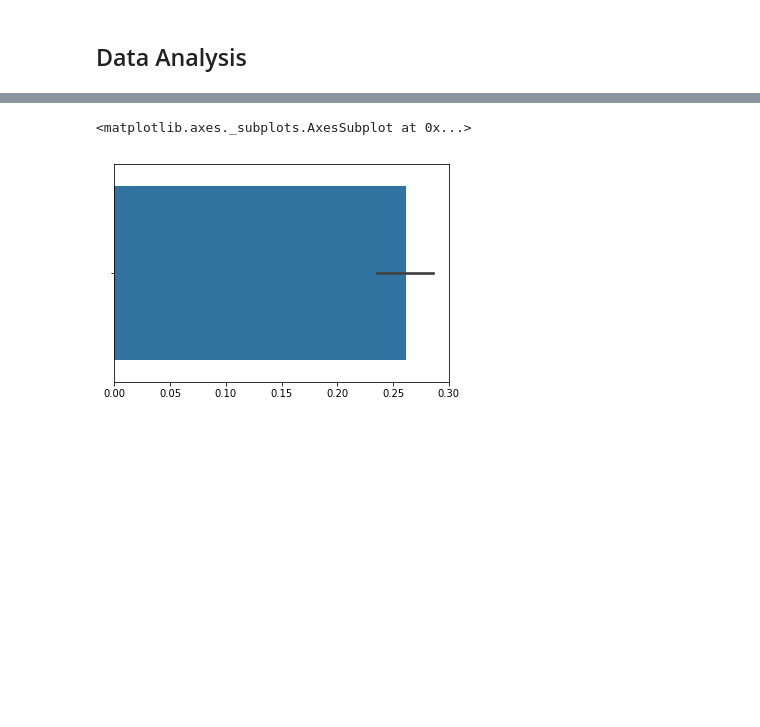
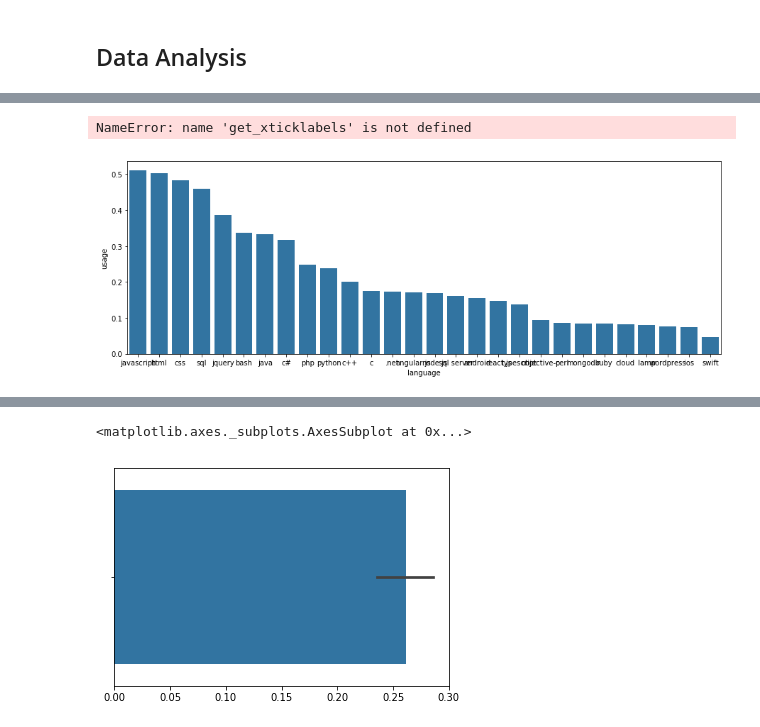
Before and after one commit to ksprashu/analyze_skillset_trends_stackoverflow, a Jupyter notebook: analyze_tech_trends.ipynb, the cells around one changed output, grey strips where cells are left out. Saved outputs shown, nothing was run; the diff lists cells and outputs as text; code cells hidden in the pictures; blank space fills up the shorter version.

```diff
--- a/analyze_tech_trends.ipynb
+++ b/analyze_tech_trends.ipynb
@@ -73,0 +116,4 @@ df_tech.head()
+# %%
+# now melt the language columns so that we have the distribution of languages on a yearly basis
+df_tech_melt = pd.melt(df_tech, id_vars='year', var_name='language', value_name='usage')
+df_tech_melt.head()
@@ -73,0 +160,21 @@ df_tech.head()
+# %%
+# before we can plot, let's sort the languages over all according to most popular
+df_means = df_tech_melt.groupby('language').agg({'usage':'mean'}).sort_values('usage', ascending=False)
+ordered_lang = list(df_means.index)
+
+# let's also select the top 20 languages only
+ordered_lang = ordered_lang[0:20]
+# %%
+df_means.reset_index(inplace=True)
+# %%
+# define the palettes
+base_color = sns.color_palette()[0]
+# %%
+# let us plot the overall means to see which languages are most popular
+plt.figure(figsize=(15,5))
+sns.barplot(data=df_means, x='language', y='usage', color=base_color)
+plt.gca().set_xticklabels(get_xticklabels(), rotation=30)
+plt.show();
+# %% [output]
+NameError: name 'get_xticklabels' is not defined
+[figure, added]
```
Also changed, not shown: parts of 15 cells of this notebook, 2 other files.
